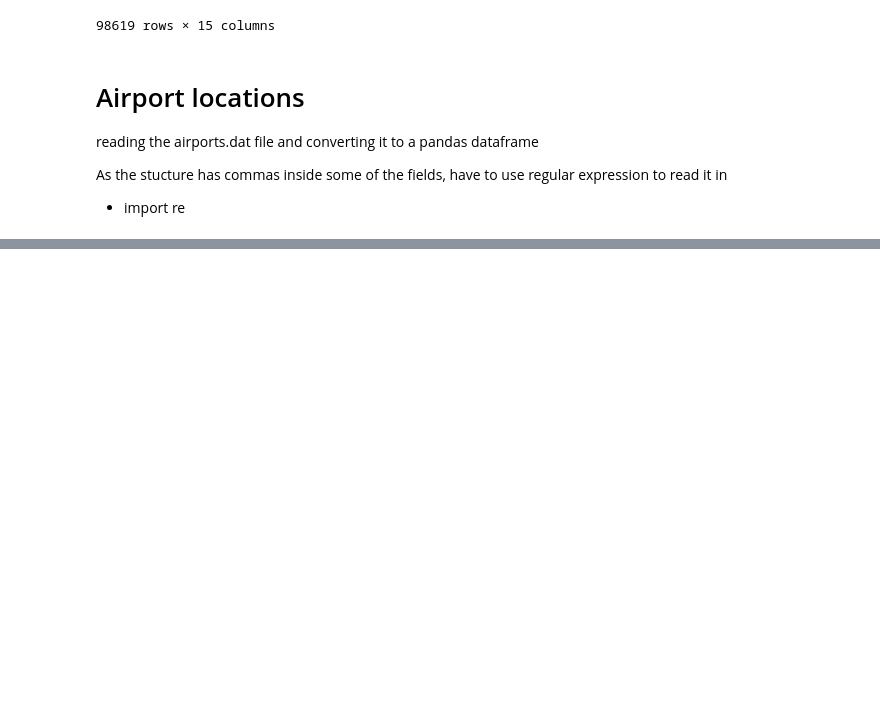
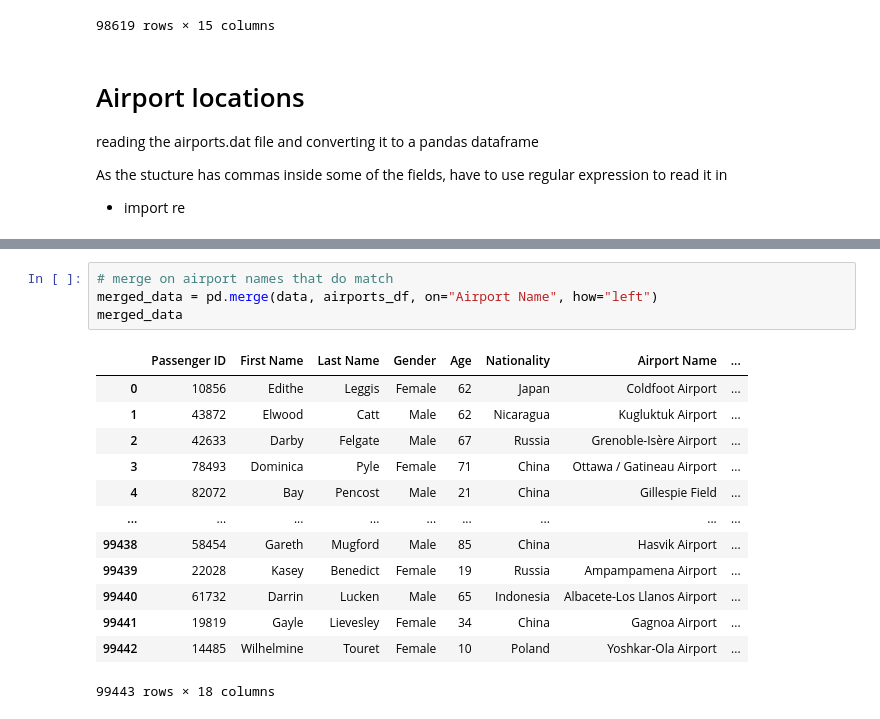
Before and after one commit to aaut0001/FIT3179_A2, a Jupyter notebook: dw.ipynb, the cells around one changed output, grey strips where cells are left out. Saved outputs shown, nothing was run; the diff lists cells and outputs as text; blank space fills up the shorter version.

```diff
--- a/dw.ipynb
+++ b/dw.ipynb
@@ -86,0 +108,18 @@ airports_df.head(5)
+# %%
+# merge on airport names that do match
+merged_data = pd.merge(data, airports_df, on="Airport Name", how="left")
+merged_data
+# %% [output]
+|  | Passenger ID | First Name | Last Name | Gender | Age | Nationality | Airport Name | ... |
+| 0 | 10856 | Edithe | Leggis | Female | 62 | Japan | Coldfoot Airport | ... |
+| 1 | 43872 | Elwood | Catt | Male | 62 | Nicaragua | Kugluktuk Airport | ... |
+| 2 | 42633 | Darby | Felgate | Male | 67 | Russia | Grenoble-Isère Airport | ... |
+| 3 | 78493 | Dominica | Pyle | Female | 71 | China | Ottawa / Gatineau Airport | ... |
+| 4 | 82072 | Bay | Pencost | Male | 21 | China | Gillespie Field | ... |
+| ... | ... | ... | ... | ... | ... | ... | ... | ... |
+| 99438 | 58454 | Gareth | Mugford | Male | 85 | China | Hasvik Airport | ... |
+| 99439 | 22028 | Kasey | Benedict | Female | 19 | Russia | Ampampamena Airport | ... |
+| 99440 | 61732 | Darrin | Lucken | Male | 65 | Indonesia | Albacete-Los Llanos Airport | ... |
+| 99441 | 19819 | Gayle | Lievesley | Female | 34 | China | Gagnoa Airport | ... |
+| 99442 | 14485 | Wilhelmine | Touret | Female | 10 | Poland | Yoshkar-Ola Airport | ... |
+99443 rows × 18 columns
```
Also changed, not shown: parts of 7 cells of this notebook.
